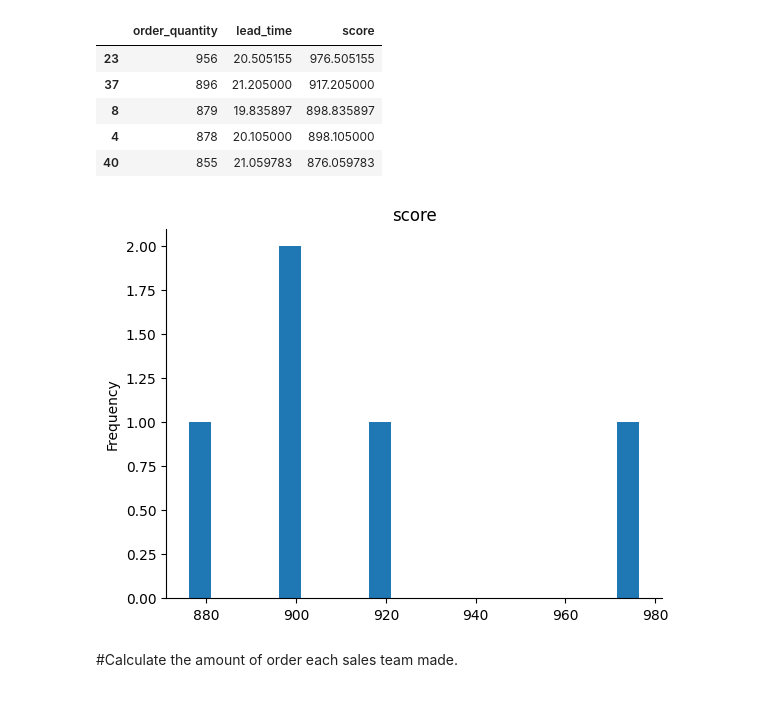
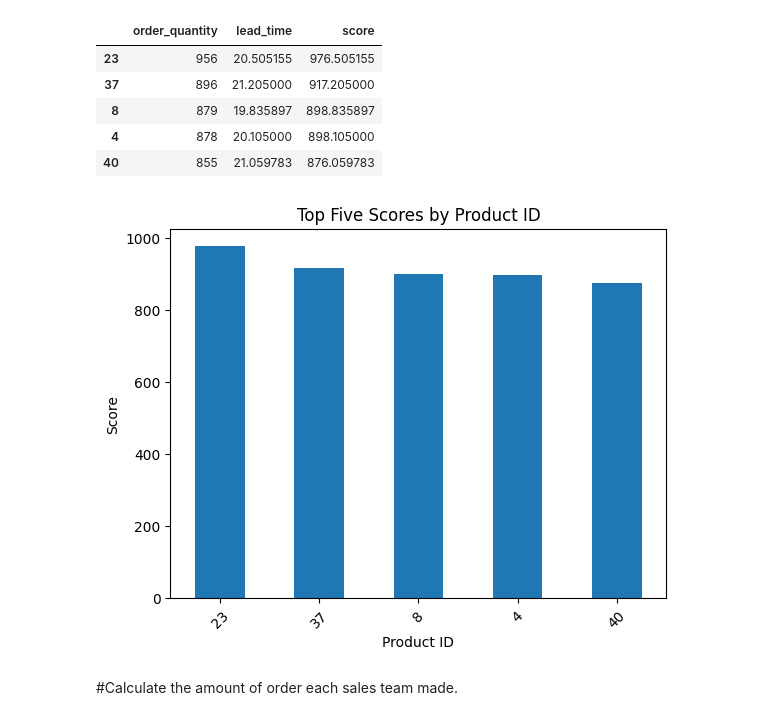
Before and after one commit to GladiceLee/US_Regional_Sales, a Jupyter notebook: US_Regional_Sales_Analysis.ipynb, the cells around one changed output. Saved outputs shown, nothing was run; the diff lists cells and outputs as text; code cells hidden in the pictures.

```diff
--- a/US_Regional_Sales_Analysis.ipynb
+++ b/US_Regional_Sales_Analysis.ipynb
@@ -138,13 +138,15 @@ top_five
 | 8 | 879 | 19.835897 | 898.835897 |
 | 4 | 878 | 20.105000 | 898.105000 |
 | 40 | 855 | 21.059783 | 876.059783 |
-# %%
-# score
-from matplotlib import pyplot as plt
-top_five['score'].plot(kind='hist', bins=20, title='score')
-plt.gca().spines[['top', 'right',]].set_visible(False)
-# %% [output]
-[figure, removed]
+# %%
+top_five.plot(kind='bar', y='score', legend=False)
+plt.title('Top Five Scores by Product ID')
+plt.xlabel('Product ID')
+plt.ylabel('Score')
+plt.xticks(rotation=45)
+plt.show()
+# %% [output]
+[figure, added]
 # %% [markdown]
 #Calculate the amount of order each sales team made.
 # %%
```
Also changed, not shown: parts of 5 cells of this notebook.
